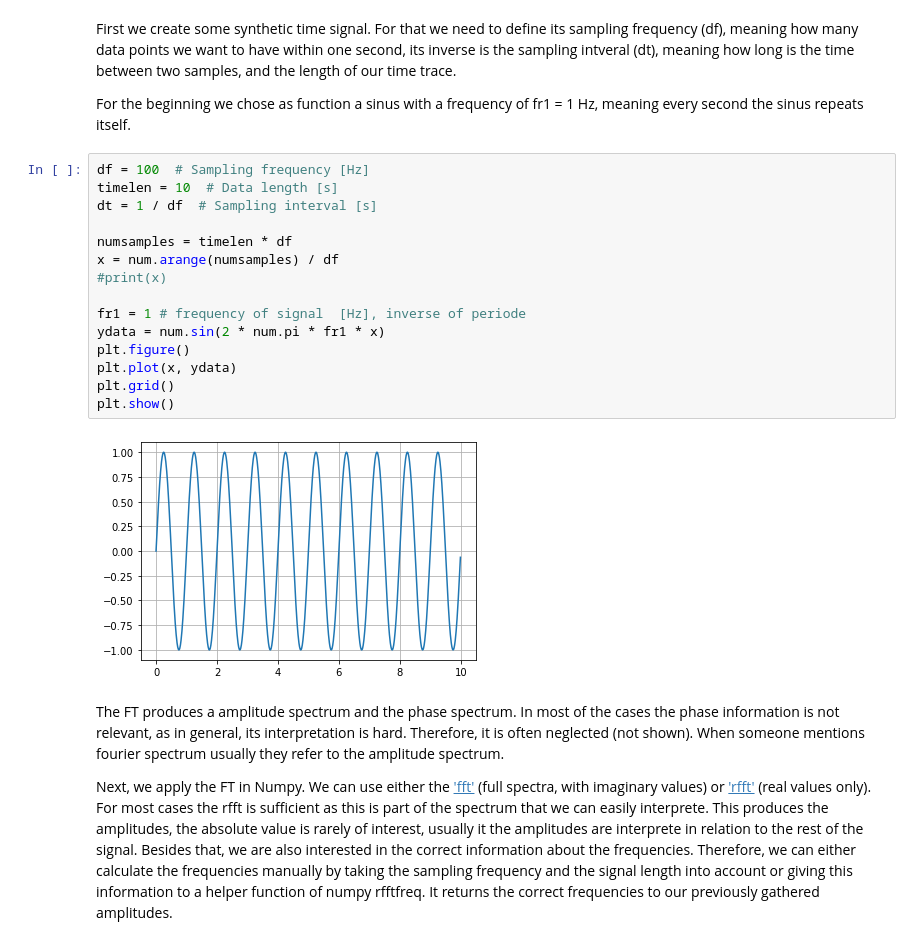
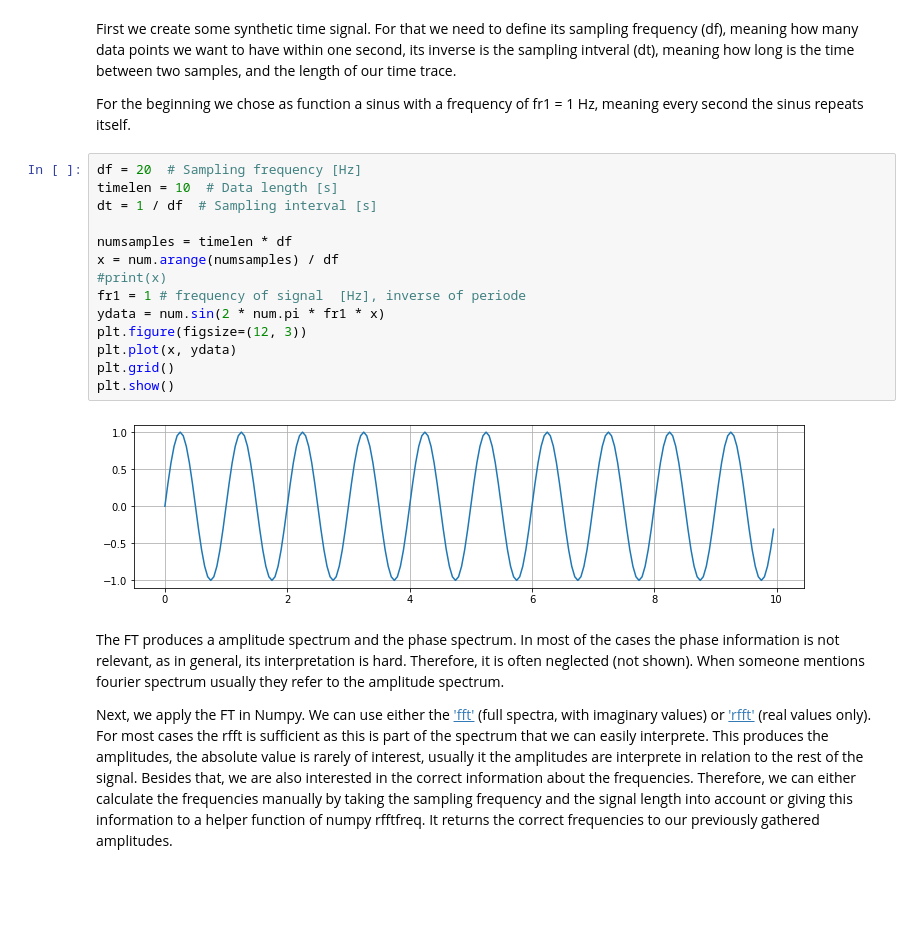
Before and after one commit to torstendahm/seismology_classroom, a Jupyter notebook: signal_processing/3.0_Fourier_Transform_Introduction.ipynb, the cells around one changed output. Cells and saved outputs as stored; diff of their text form; blank space fills up the shorter version.

```diff
--- a/signal_processing/3.0_Fourier_Transform_Introduction.ipynb
+++ b/signal_processing/3.0_Fourier_Transform_Introduction.ipynb
@@ -59,22 +77,21 @@ First we create some synthetic time signal. For that we need to define its sampl
 
 For the beginning we chose as function a sinus with a frequency of fr1 = 1 Hz, meaning every second the sinus repeats itself.
 # %%
-df = 100  # Sampling frequency [Hz]
+df = 20  # Sampling frequency [Hz]
 timelen = 10  # Data length [s]
 dt = 1 / df  # Sampling interval [s]
 
 numsamples = timelen * df
 x = num.arange(numsamples) / df
 #print(x)
-
 fr1 = 1 # frequency of signal  [Hz], inverse of periode
 ydata = num.sin(2 * num.pi * fr1 * x)
-plt.figure()
+plt.figure(figsize=(12, 3))
 plt.plot(x, ydata)
 plt.grid()
 plt.show()
 # %% [output]
-[figure, old version]
+[figure, new version]
 # %% [markdown]
 The FT produces a amplitude spectrum and the phase spectrum. In most of the cases the phase information is not relevant, as in general, its interpretation is hard. Therefore, it is often neglected (not shown). When someone mentions fourier spectrum usually they refer to the amplitude spectrum.
 
```
Also changed, not shown: parts of 12 cells of this notebook, 3 other files.
